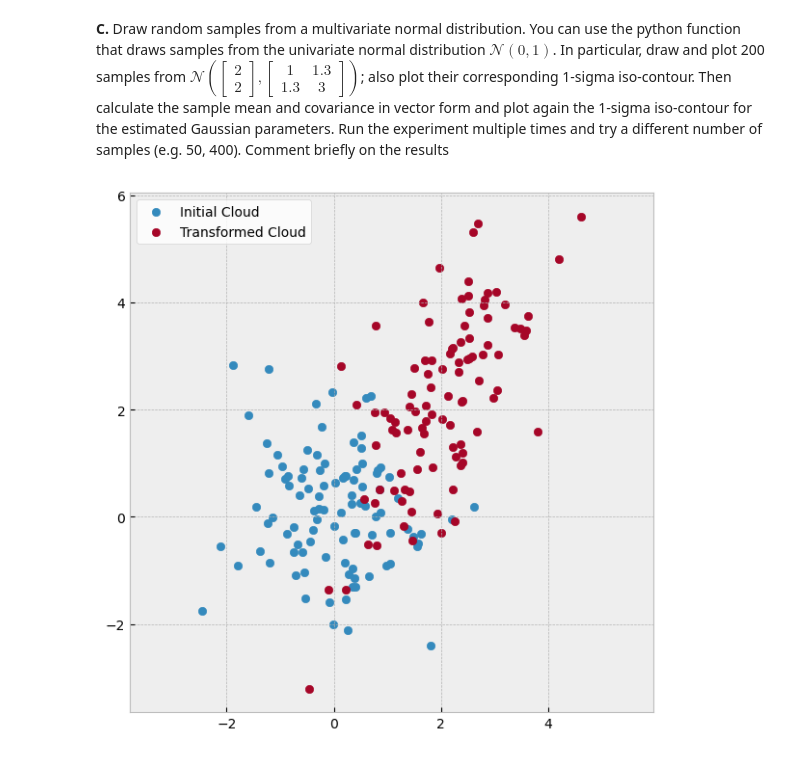
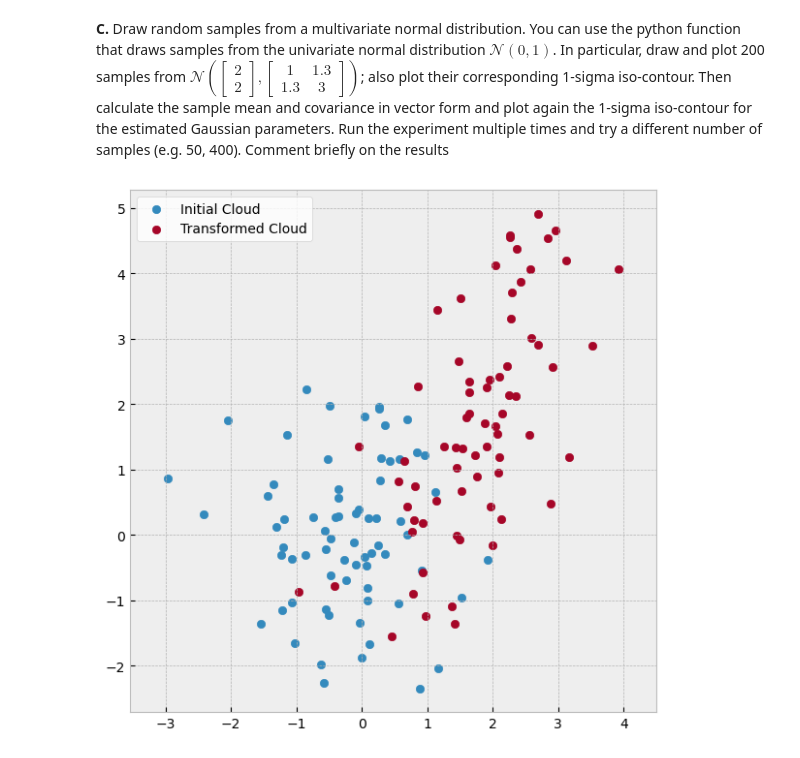
Before and after one commit to Fatyhich/sk_perception, a Jupyter notebook: PS/PS1_Fatykhich.ipynb, the cells around one changed output. Saved outputs shown, nothing was run; the diff lists cells and outputs as text; code cells hidden in the pictures.

```diff
--- a/PS/PS1_Fatykhich.ipynb
+++ b/PS/PS1_Fatykhich.ipynb
@@ -189,30 +250,30 @@ $$
 # %% [markdown]
 **C.** Draw random samples from a multivariate normal distribution. You can use the python function that draws samples from the univariate normal distribution $ \mathcal{N}(0,1) $. In particular, draw and plot 200 samples from $ \mathcal{N} \left( \begin{bmatrix} 2 \\ 2 \end{bmatrix}, \begin{bmatrix} 1 & 1.3 \\ 1.3 & 3 \end{bmatrix} \right) $; also plot their corresponding 1-sigma iso-contour. Then calculate the sample mean and covariance in vector form and plot again the 1-sigma iso-contour for the estimated Gaussian parameters. Run the experiment multiple times and try a different number of samples (e.g. 50, 400). Comment briefly on the results
 # %%
-n_samples = 100
+n_samples = 70
 original_cloud = np.random.randn(n_samples, 2)
 
 mean = np.array([
     [2],
     [2]
 ])
 
 cov = np.array([
     [1, 1.3],
     [1.3, 3]
 ])
 
 A = np.linalg.cholesky(cov)
 cloud = (A @ original_cloud.T + mean).T
 
 plt.figure(figsize=(7,7))
 plt.scatter(original_cloud[:,0], original_cloud[:,1],label='Initial Cloud')
 plt.scatter(cloud[:,0], cloud[:,1],label='Transformed Cloud')
 plt.axis('equal')
 plt.legend(facecolor='white')
 plt.show()
 # %% [output]
-[figure, old version]
+[figure, new version]
 # %%
 plt.figure(figsize=(7,7))
 plt.scatter(cloud[:,0], cloud[:,1], alpha=0.5, color='red', label='Samples')
```
Also changed, not shown: parts of 21 cells of this notebook.
